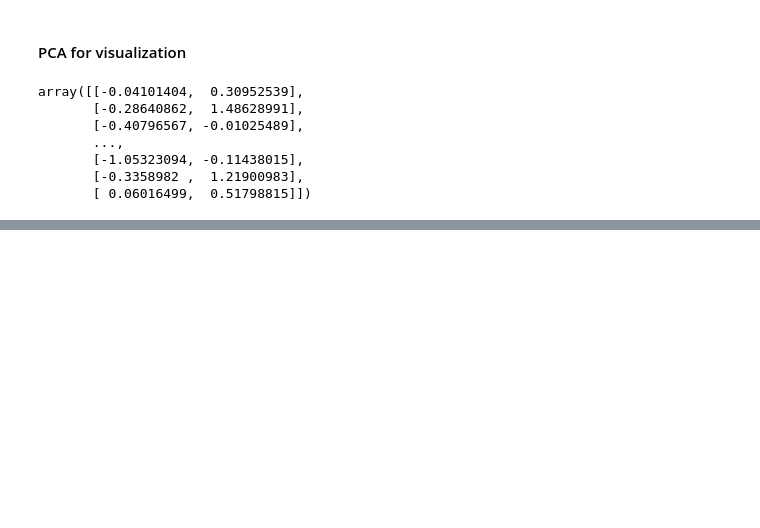
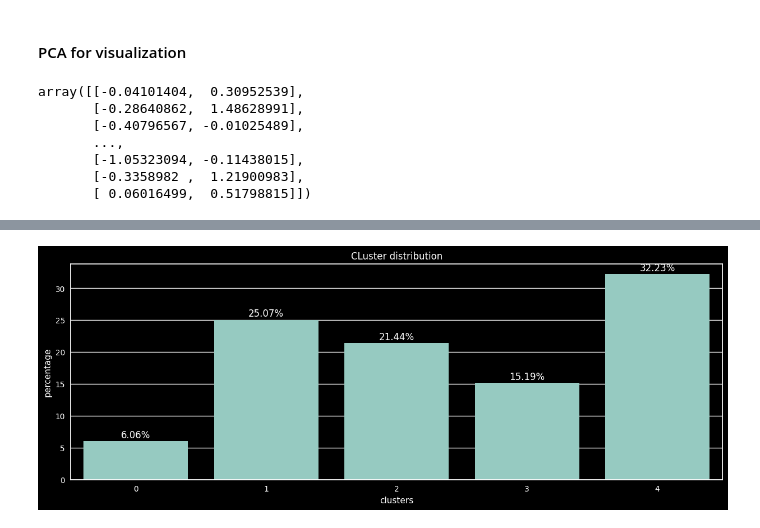
Before and after one commit to VDdotexe/Weekend_Scratching, a Jupyter notebook: case_studies/Clustering_CS.ipynb, the cells around one changed output, grey strips where cells are left out. Drawn from its saved outputs; the diff is of its cells as text; code cells hidden in the pictures; blank space fills up the shorter version.

```diff
--- a/case_studies/Clustering_CS.ipynb
+++ b/case_studies/Clustering_CS.ipynb
@@ -65,3 +66,7 @@ import seaborn as sns
+# %%
+from matplotlib import rcParams
+warnings.filterwarnings("ignore")
+rcParams['font.family'] = 'DejaVu Sans'
 # %%
 plt.style.use('dark_background')
 # %%
@@ -997,0 +771,3 @@ findfont: Generic family 'sans-serif' not found because none of the following fa
+# %%
+cluster_sizes= df5['kmeans_cluster'].value_counts().sort_index(ascending=True)
+print(f"Cluster sizes: {cluster_sizes}")
@@ -997,0 +782,14 @@ findfont: Generic family 'sans-serif' not found because none of the following fa
+# %%
+percentage= (cluster_sizes/cluster_sizes.sum())*100
+plt.figure(figsize= (15,5))
+sns.barplot(x= percentage.index, y= percentage.values)
+
+for i, perc in enumerate(percentage):
+    plt.text(i, perc+0.5, f"{perc:.2f}%", ha= 'center')
+
+plt.xlabel("clusters")
+plt.ylabel("percentage")
+plt.title("CLuster distribution")
+plt.show()
+# %% [output]
+[figure, added]
```
Also changed, not shown: parts of 24 cells of this notebook.
